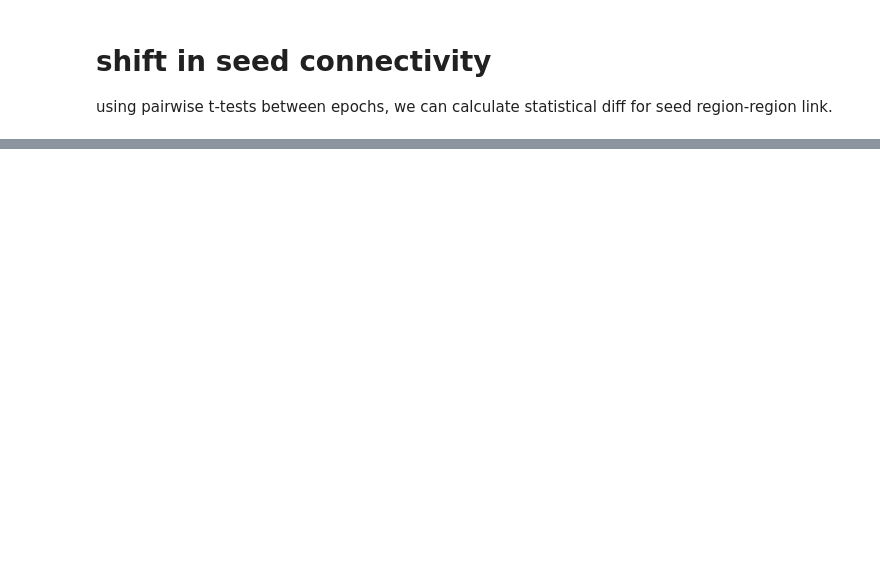
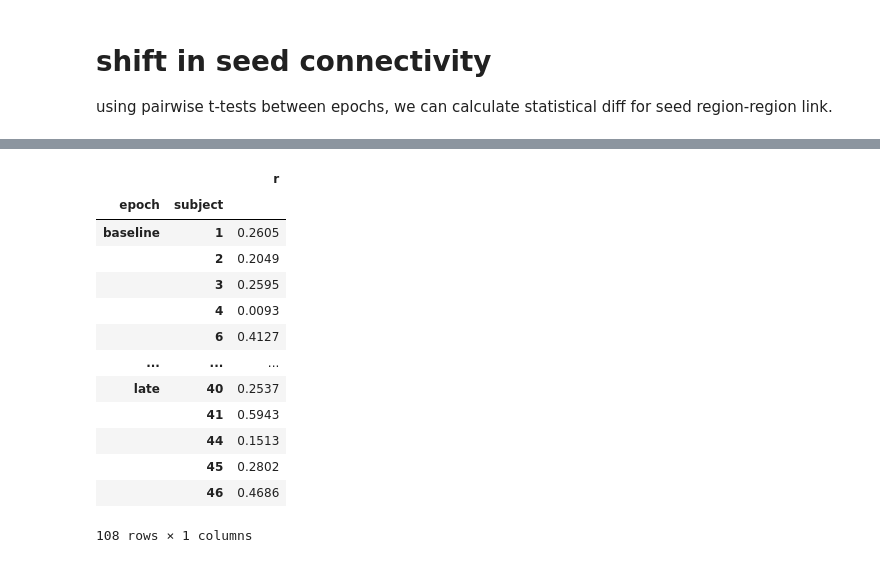
Before and after one commit to qniksefat/gradient-notebooks, a Jupyter notebook: large-manifold-nbs/4-seed.ipynb, the cells around one changed output, grey strips where cells are left out. Cells and saved outputs as stored; diff of their text form; code cells hidden in the pictures; blank space fills up the shorter version.

```diff
--- a/large-manifold-nbs/4-seed.ipynb
+++ b/large-manifold-nbs/4-seed.ipynb
@@ -167,0 +201,20 @@ import seaborn
+# %%
+# how to interpret pingouin
+d = dfr.reorder_levels([0,3,1,2])
+d = d.loc['7Networks_LH_Default_PFC_19','7Networks_RH_Default_PFCdPFCm_15']
+d
+# %% [output]
+|  |  | r |
+| epoch | subject |  |
+| baseline | 1 | 0.2605 |
+|  | 2 | 0.2049 |
+|  | 3 | 0.2595 |
+|  | 4 | 0.0093 |
+|  | 6 | 0.4127 |
+| ... | ... | ... |
+| late | 40 | 0.2537 |
+|  | 41 | 0.5943 |
+|  | 44 | 0.1513 |
+|  | 45 | 0.2802 |
+|  | 46 | 0.4686 |
+108 rows × 1 columns
```
Also changed, not shown: parts of 18 cells of this notebook.
